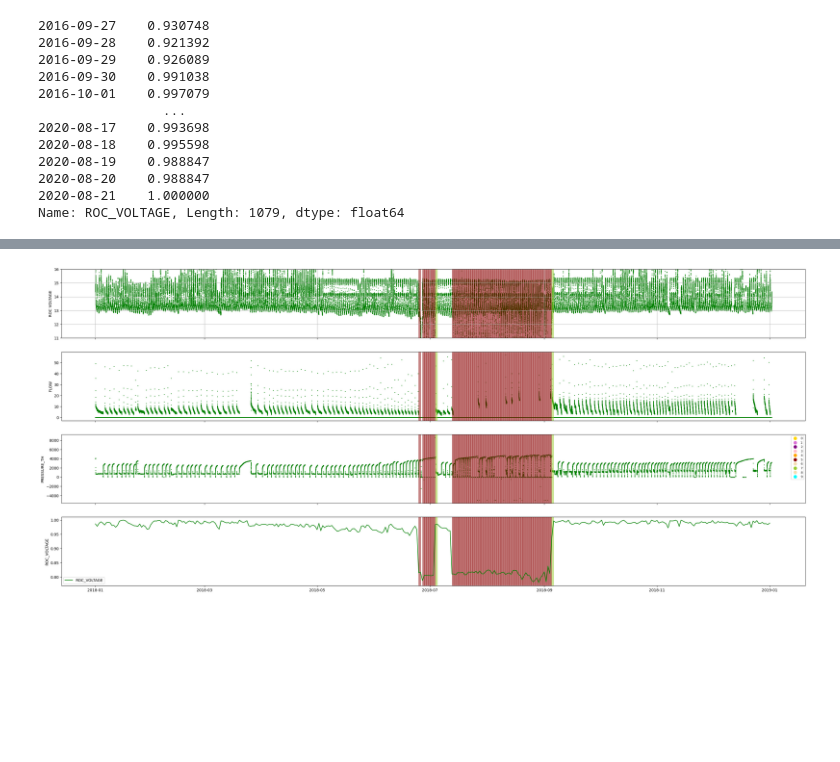
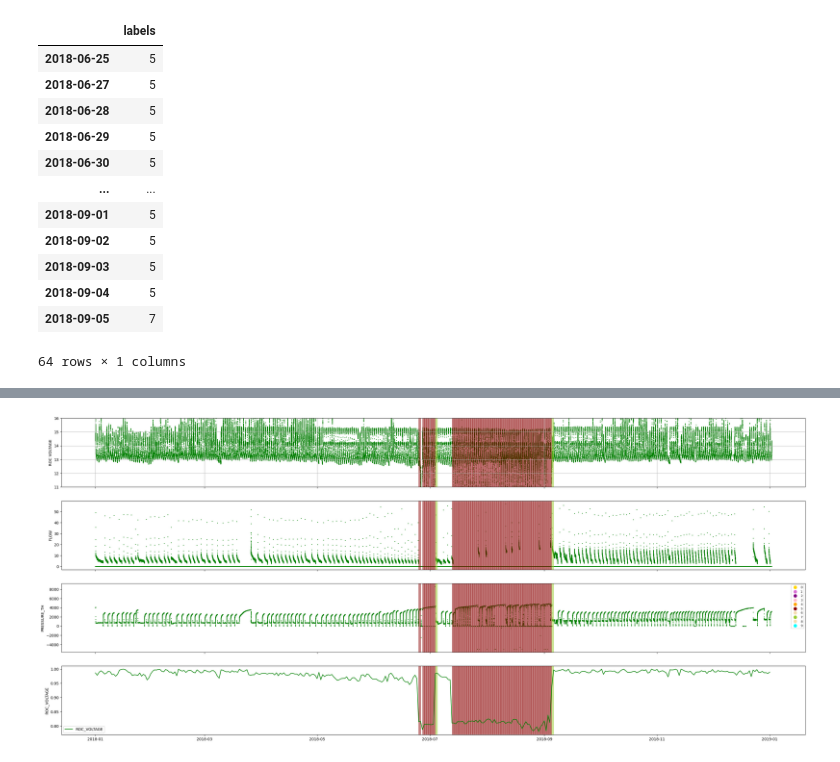
Before and after one commit to HarryLe95/Consilium_ROC_HOANG, a Jupyter notebook: app/BayesianLabel_Example copy.ipynb, the cells around one changed output, grey strips where cells are left out. Saved outputs shown, nothing was run; the diff lists cells and outputs as text; code cells hidden in the pictures; blank space fills up the shorter version.

```diff
--- a/app/BayesianLabel_Example copy.ipynb
+++ b/app/BayesianLabel_Example copy.ipynb
@@ -15,0 +16,16 @@ data = FeatureExtractor.get_data(well_code)
+# %%
+model.data["label_df"]
+# %% [output]
+|  | labels |
+| 2018-06-25 | 5 |
+| 2018-06-27 | 5 |
+| 2018-06-28 | 5 |
+| 2018-06-29 | 5 |
+| 2018-06-30 | 5 |
+| ... | ... |
+| 2018-09-01 | 5 |
+| 2018-09-02 | 5 |
+| 2018-09-03 | 5 |
+| 2018-09-04 | 5 |
+| 2018-09-05 | 7 |
+64 rows × 1 columns
@@ -20,15 +39,0 @@ r = FeatureExtractor.get_relative_performance(minV.to_frame(), "ROC_VOLTAGE",win
-# %%
-r[~r.isnull()]
-# %% [output]
-2016-09-27    0.930748
-2016-09-28    0.921392
-2016-09-29    0.926089
-2016-09-30    0.991038
-2016-10-01    0.997079
-                ...
-2020-08-17    0.993698
-2020-08-18    0.995598
-2020-08-19    0.988847
-2020-08-20    0.988847
-2020-08-21    1.000000
-Name: ROC_VOLTAGE, Length: 1079, dtype: float64
```
Also changed, not shown: parts of 25 cells of this notebook, 1 other file.
